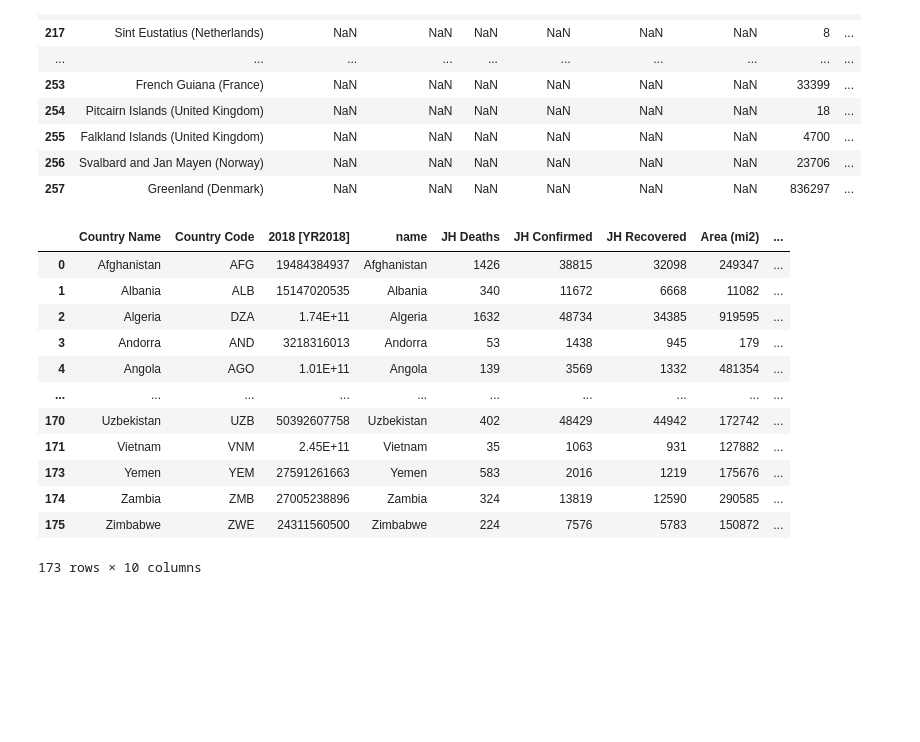
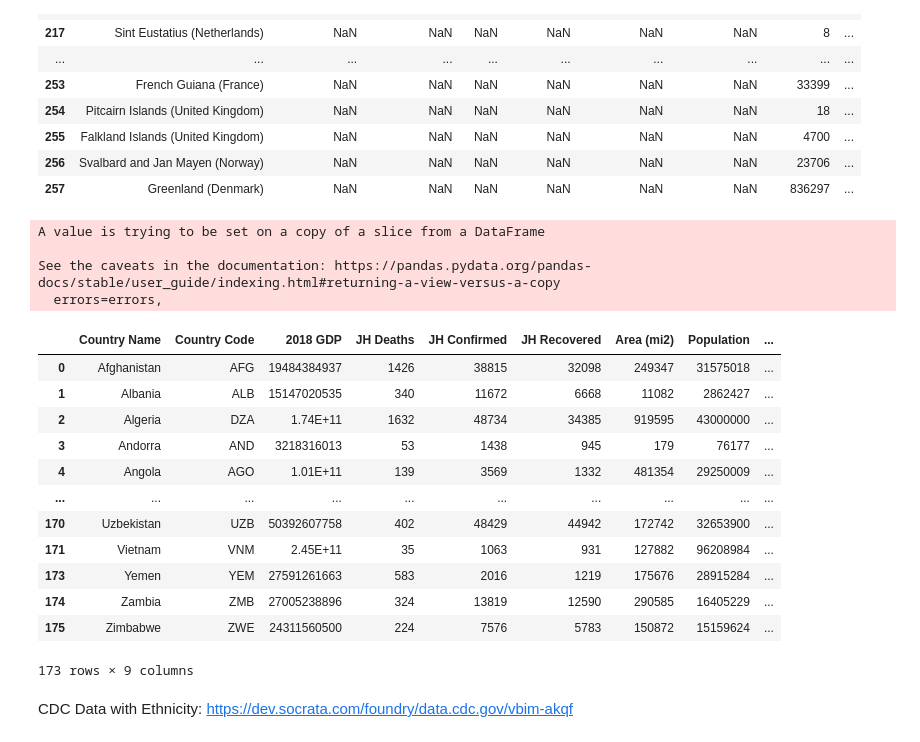
Before and after one commit to gelopez21/ProjectOne, a Jupyter notebook: Project One - Data Cleansing.ipynb, the cells around one changed output. Saved outputs shown, nothing was run; the diff lists cells and outputs as text; code cells hidden in the pictures; blank space fills up the shorter version.

```diff
--- a/Project One - Data Cleansing.ipynb
+++ b/Project One - Data Cleansing.ipynb
@@ -282,18 +282,25 @@ WB_JH_WIKI_NaNs.tail(50)
 # %%
 # All nulls below have been researched and name normalization has been completed
 clean_data_by_country = WB_JH_WIKI_merge_df.dropna()
+# Final data cleaning
+del clean_data_by_country["name"]
+clean_data_by_country.rename(columns={"2018 [YR2018]": "2018 GDP"}, inplace=True)
 clean_data_by_country
 # %% [output]
+A value is trying to be set on a copy of a slice from a DataFrame
+
+See the caveats in the documentation: https://pandas.pydata.org/pandas-docs/stable/user_guide/indexing.html#returning-a-view-versus-a-copy
+  errors=errors,
-|  | Country Name | Country Code | 2018 [YR2018] | name | JH Deaths | JH Confirmed | JH Recovered | Area (mi2) | ... |
-| 0 | Afghanistan | AFG | 19484384937 | Afghanistan | 1426 | 38815 | 32098 | 249347 | ... |
-| 1 | Albania | ALB | 15147020535 | Albania | 340 | 11672 | 6668 | 11082 | ... |
-| 2 | Algeria | DZA | 1.74E+11 | Algeria | 1632 | 48734 | 34385 | 919595 | ... |
-| 3 | Andorra | AND | 3218316013 | Andorra | 53 | 1438 | 945 | 179 | ... |
-| 4 | Angola | AGO | 1.01E+11 | Angola | 139 | 3569 | 1332 | 481354 | ... |
+|  | Country Name | Country Code | 2018 GDP | JH Deaths | JH Confirmed | JH Recovered | Area (mi2) | Population | ... |
+| 0 | Afghanistan | AFG | 19484384937 | 1426 | 38815 | 32098 | 249347 | 31575018 | ... |
+| 1 | Albania | ALB | 15147020535 | 340 | 11672 | 6668 | 11082 | 2862427 | ... |
+| 2 | Algeria | DZA | 1.74E+11 | 1632 | 48734 | 34385 | 919595 | 43000000 | ... |
+| 3 | Andorra | AND | 3218316013 | 53 | 1438 | 945 | 179 | 76177 | ... |
+| 4 | Angola | AGO | 1.01E+11 | 139 | 3569 | 1332 | 481354 | 29250009 | ... |
 | ... | ... | ... | ... | ... | ... | ... | ... | ... | ... |
-| 170 | Uzbekistan | UZB | 50392607758 | Uzbekistan | 402 | 48429 | 44942 | 172742 | ... |
-| 171 | Vietnam | VNM | 2.45E+11 | Vietnam | 35 | 1063 | 931 | 127882 | ... |
-| 173 | Yemen | YEM | 27591261663 | Yemen | 583 | 2016 | 1219 | 175676 | ... |
-| 174 | Zambia | ZMB | 27005238896 | Zambia | 324 | 13819 | 12590 | 290585 | ... |
-| 175 | Zimbabwe | ZWE | 24311560500 | Zimbabwe | 224 | 7576 | 5783 | 150872 | ... |
+| 170 | Uzbekistan | UZB | 50392607758 | 402 | 48429 | 44942 | 172742 | 32653900 | ... |
+| 171 | Vietnam | VNM | 2.45E+11 | 35 | 1063 | 931 | 127882 | 96208984 | ... |
+| 173 | Yemen | YEM | 27591261663 | 583 | 2016 | 1219 | 175676 | 28915284 | ... |
+| 174 | Zambia | ZMB | 27005238896 | 324 | 13819 | 12590 | 290585 | 16405229 | ... |
+| 175 | Zimbabwe | ZWE | 24311560500 | 224 | 7576 | 5783 | 150872 | 15159624 | ... |
-173 rows × 10 columns
+173 rows × 9 columns
@@ -304,0 +307,2 @@ https://data.cdc.gov/resource/vbim-akqf.json
+# %% [markdown]
+CDC Data with Ethnicity: https://dev.socrata.com/foundry/data.cdc.gov/vbim-akqf
```
Also changed, not shown: parts of 5 cells of this notebook.
